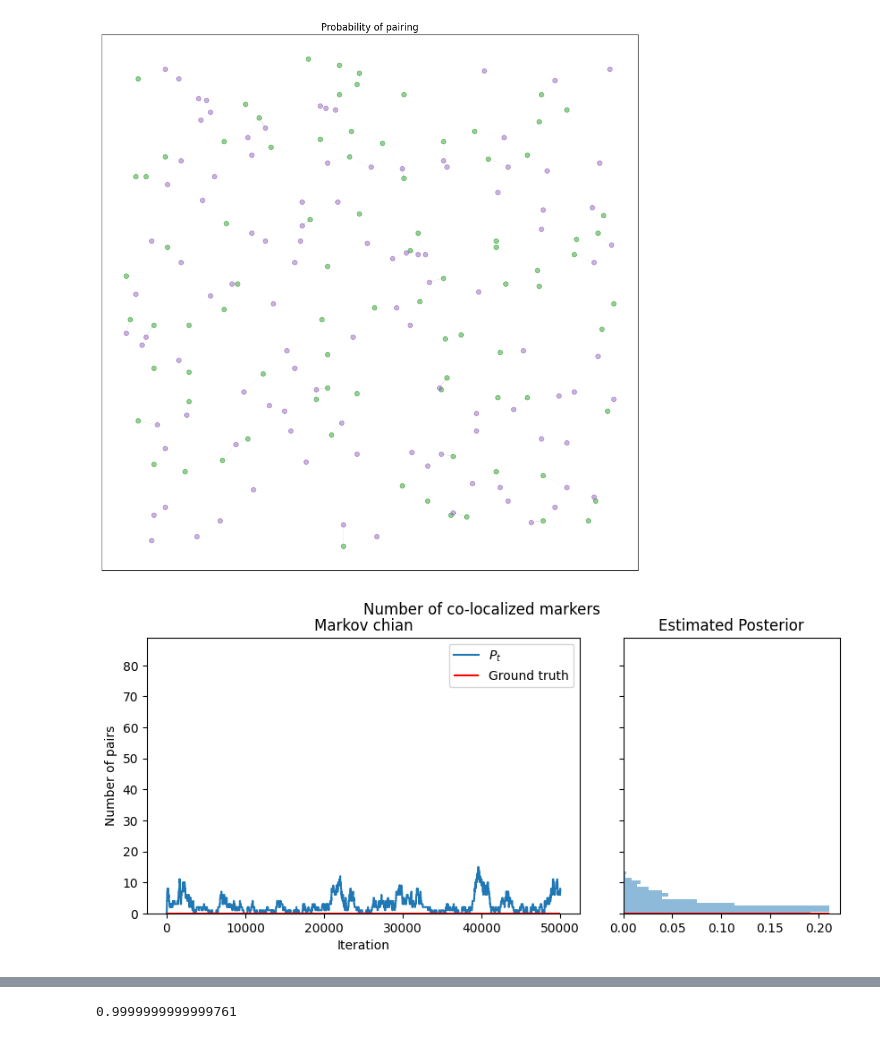
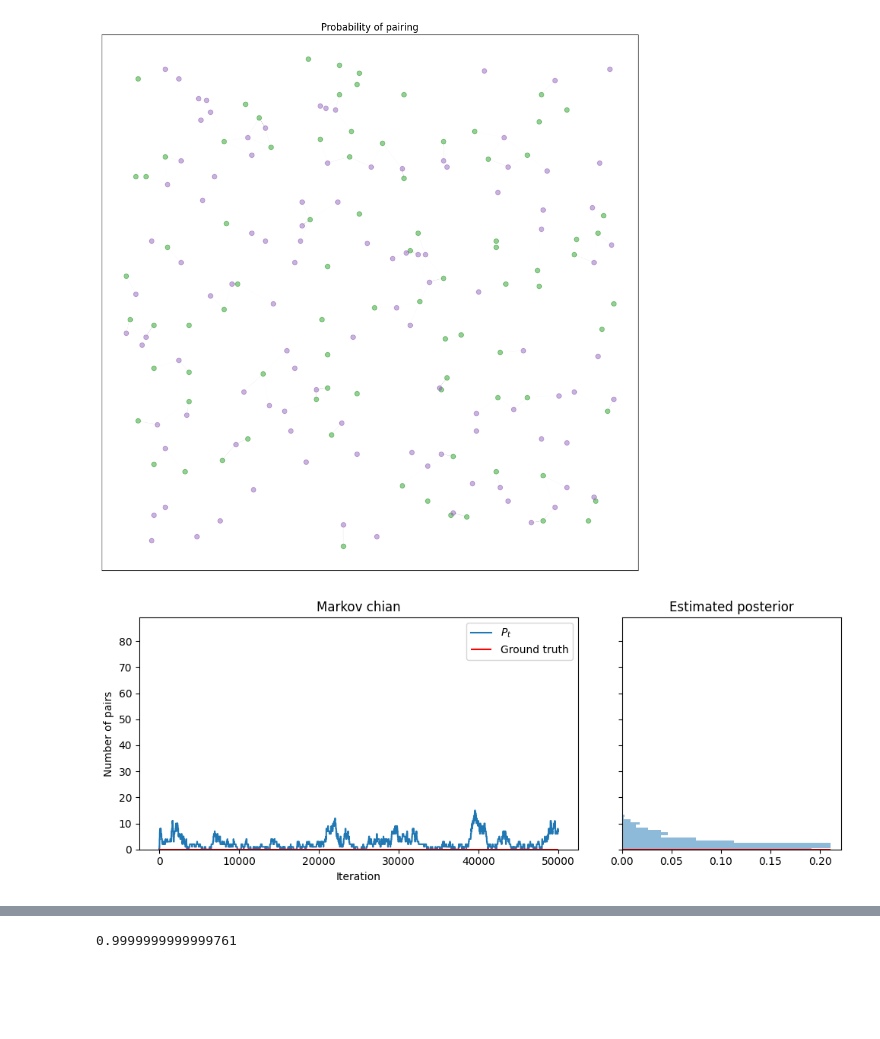
Before and after one commit to gnies/bayes-coloc, a Jupyter notebook: simulations-for-paper/comparison_on_simulated_images/our_analysis_setting_3.ipynb, the cells around one changed output, grey strips where cells are left out. Drawn from its saved outputs; the diff is of its cells as text; code cells hidden in the pictures; blank space fills up the shorter version.

```diff
--- a/simulations-for-paper/comparison_on_simulated_images/our_analysis_setting_3.ipynb
+++ b/simulations-for-paper/comparison_on_simulated_images/our_analysis_setting_3.ipynb
@@ -185,35 +185,36 @@ plt.show()
 # %%
 gridspec = dict(wspace=0.0, width_ratios=[1, 0.1, 0.5])
 fig, ax = plt.subplots(nrows=1, ncols=3, gridspec_kw=gridspec, figsize=(10, 4))
 # set title of the plot
-fig.suptitle("Number of co-localized markers")# , fontsize=16)
+# fig.suptitle("Number of co-localized markers")# , fontsize=16)
 nx = len(x)
 ny = len(y)
 n_max = np.minimum(nx, ny)
 
 
 ax[1].set_visible(False)
 
 pair_count = chain.pair_count_trajectory
 ax[0].plot(np.arange(len(pair_count)), pair_count, label="$P_t$")
 ax[0].set_ylim((0, n_max+2))
 ax[0].hlines(y=n_gamma, xmin=0, xmax=len(pair_count), color="red", label="Ground truth")
 ax[0].set_xlabel("Iteration")
 ax[0].set_ylabel("Number of pairs")
 ax[0].legend()
 ax[0].set_title("Markov chian")
 bins = np.arange(n_max+2)-0.5
 ax[2].hist(chain.pair_count_trajectory, bins=bins, alpha=0.5, label="MCMC",
            orientation="horizontal", color="tab:blue", density=True)
 xmax = np.max(np.histogram(pair_count, bins=bins, density=True)[0])
 ax[2].hlines(y=n_gamma, xmin=0, xmax=xmax, color="red")
 ax[2].set_ylim((0, n_max+2))
 ax[2].set_yticklabels([])
-ax[2].set_title("Estimated Posterior")
+ax[2].set_title("Estimated posterior")
+plt.tight_layout()
 plt.savefig("plots/setting_3_pair_count.png", dpi=400)
 plt.show()
 # %% [output]
-[figure, old version]
+[figure, new version]
 # %%
 # do plot for radius parameter
 ripley_dist = 0
```
Also changed, not shown: parts of 2 cells of this notebook, 15 other files.
